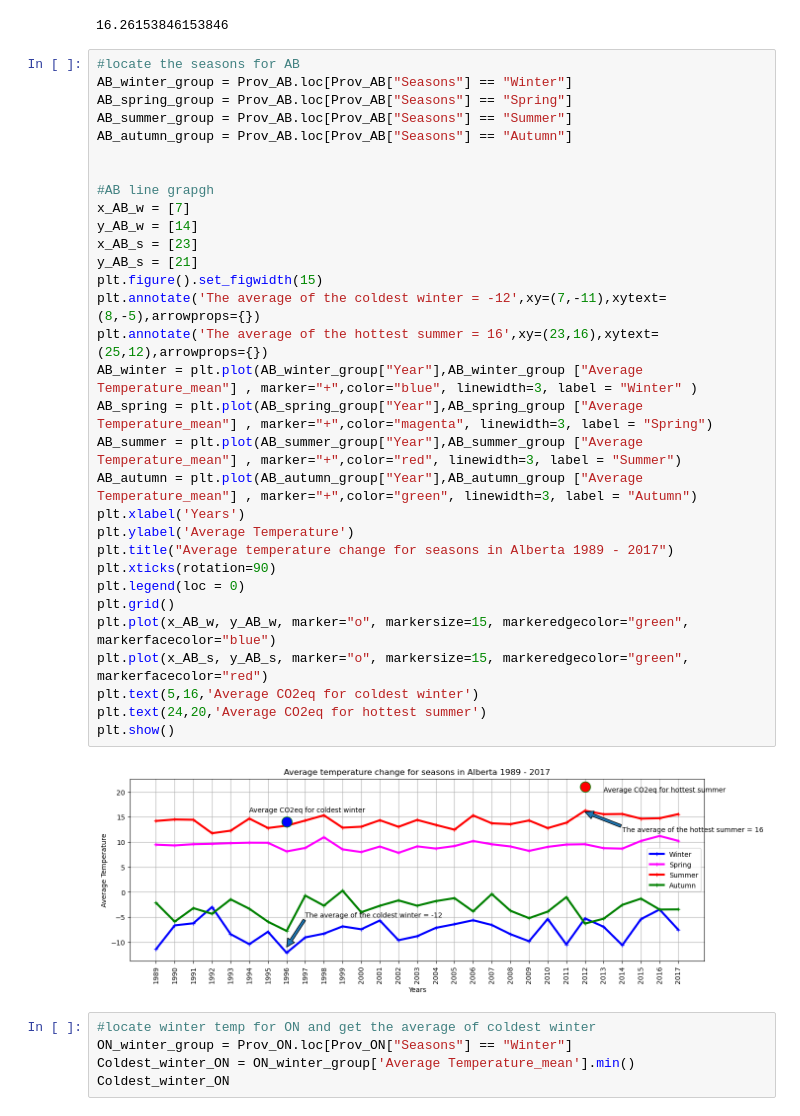
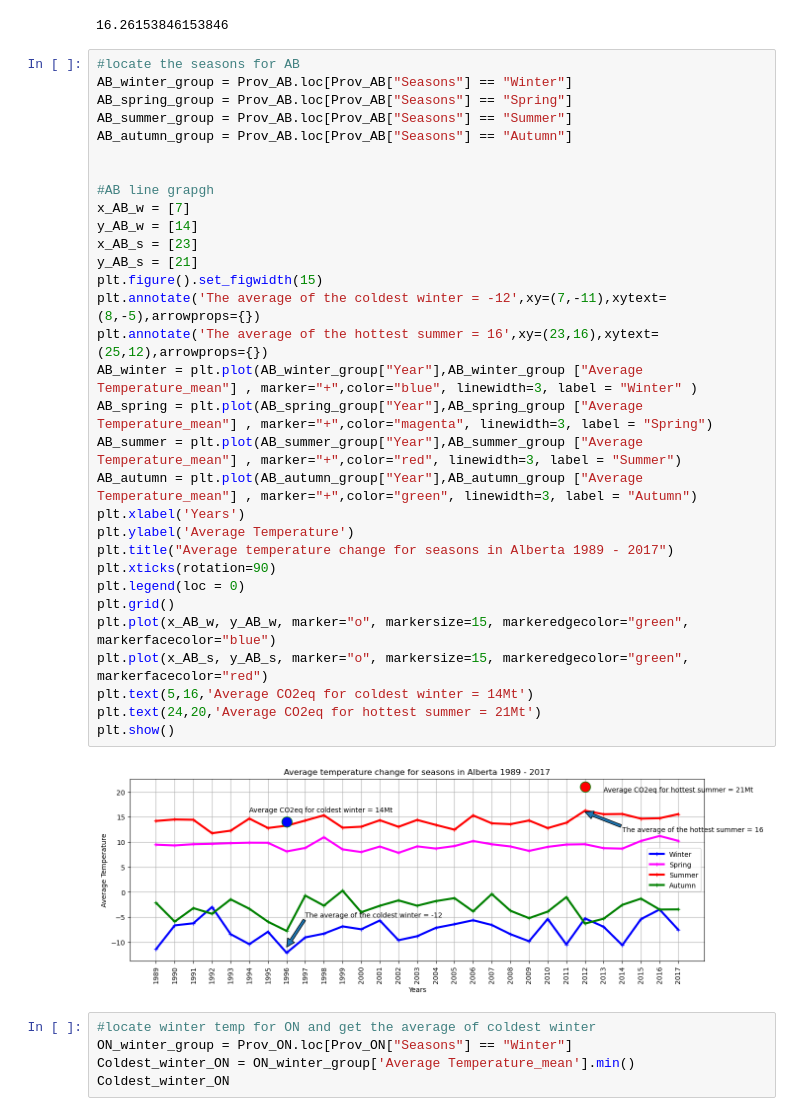
Before and after one commit to fabiomarcullo/Project_1_Climate_Action_Goals, a Jupyter notebook: Canada_Temperature_Fabio.ipynb, the cells around one changed output. Drawn from its saved outputs; the diff is of its cells as text.

```diff
--- a/Canada_Temperature_Fabio.ipynb
+++ b/Canada_Temperature_Fabio.ipynb
@@ -128,36 +128,36 @@ Hottest_summer_AB
 # %%
 #locate the seasons for AB
 AB_winter_group = Prov_AB.loc[Prov_AB["Seasons"] == "Winter"]
 AB_spring_group = Prov_AB.loc[Prov_AB["Seasons"] == "Spring"]
 AB_summer_group = Prov_AB.loc[Prov_AB["Seasons"] == "Summer"]
 AB_autumn_group = Prov_AB.loc[Prov_AB["Seasons"] == "Autumn"]
 
 
 #AB line grapgh
 x_AB_w = [7]
 y_AB_w = [14]
 x_AB_s = [23]
 y_AB_s = [21]
 plt.figure().set_figwidth(15)
 plt.annotate('The average of the coldest winter = -12',xy=(7,-11),xytext=(8,-5),arrowprops={})
 plt.annotate('The average of the hottest summer = 16',xy=(23,16),xytext=(25,12),arrowprops={})
 AB_winter = plt.plot(AB_winter_group["Year"],AB_winter_group ["Average Temperature_mean"] , marker="+",color="blue", linewidth=3, label = "Winter" )
 AB_spring = plt.plot(AB_spring_group["Year"],AB_spring_group ["Average Temperature_mean"] , marker="+",color="magenta", linewidth=3, label = "Spring")
 AB_summer = plt.plot(AB_summer_group["Year"],AB_summer_group ["Average Temperature_mean"] , marker="+",color="red", linewidth=3, label = "Summer")
 AB_autumn = plt.plot(AB_autumn_group["Year"],AB_autumn_group ["Average Temperature_mean"] , marker="+",color="green", linewidth=3, label = "Autumn")
 plt.xlabel('Years')
 plt.ylabel('Average Temperature')
 plt.title("Average temperature change for seasons in Alberta 1989 - 2017")
 plt.xticks(rotation=90)
 plt.legend(loc = 0)
 plt.grid()
 plt.plot(x_AB_w, y_AB_w, marker="o", markersize=15, markeredgecolor="green", markerfacecolor="blue")
 plt.plot(x_AB_s, y_AB_s, marker="o", markersize=15, markeredgecolor="green", markerfacecolor="red")
-plt.text(5,16,'Average CO2eq for coldest winter')
-plt.text(24,20,'Average CO2eq for hottest summer')
+plt.text(5,16,'Average CO2eq for coldest winter = 14Mt')
+plt.text(24,20,'Average CO2eq for hottest summer = 21Mt')
 plt.show()
 # %% [output]
-[figure, old version]
+[figure, new version]
 # %%
 #locate winter temp for ON and get the average of coldest winter
 ON_winter_group = Prov_ON.loc[Prov_ON["Seasons"] == "Winter"]
```
Also changed, not shown: parts of 2 cells of this notebook.
